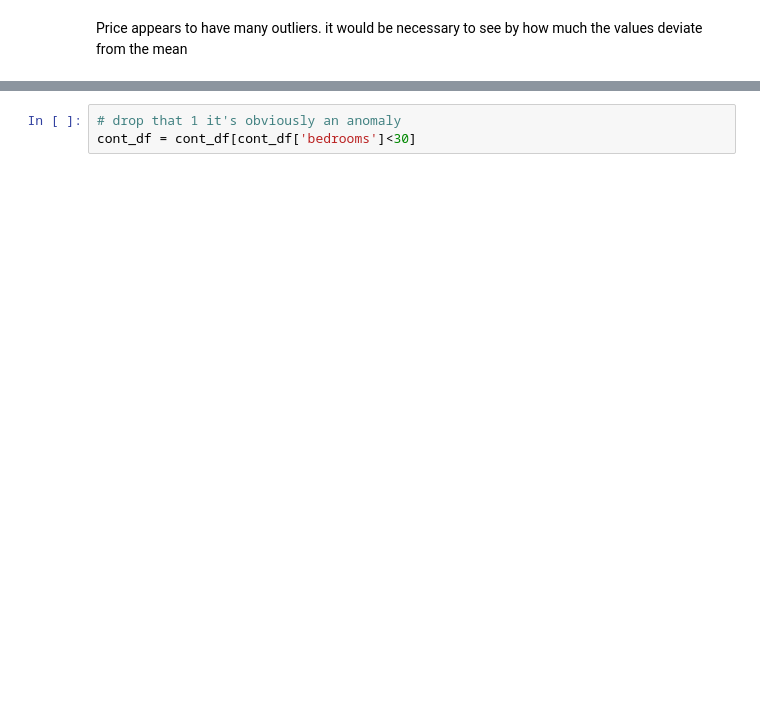
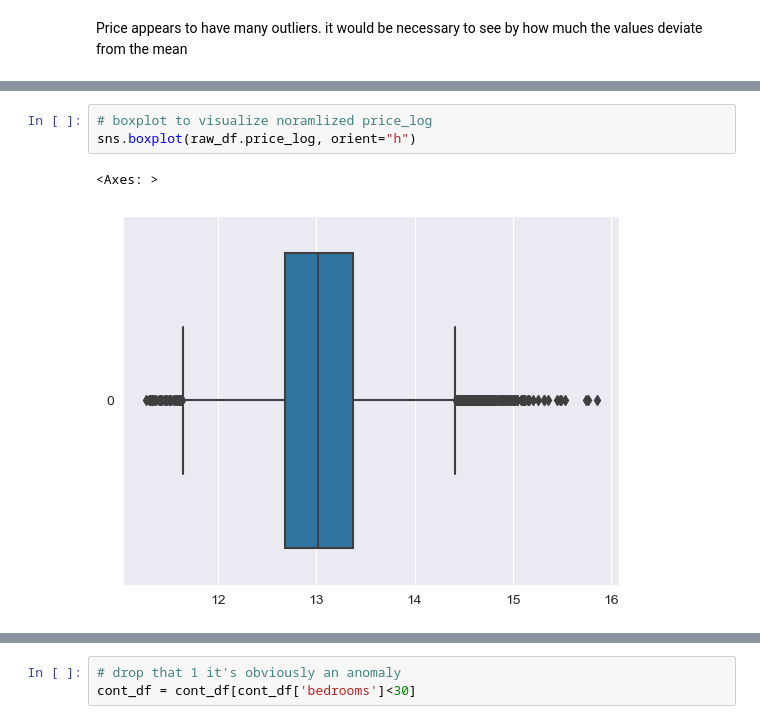
Before and after one commit to kafura0/House_Price_Prediction_KingCounty, a Jupyter notebook: student.ipynb, the cells around one changed output, grey strips where cells are left out. Cells and saved outputs as stored; diff of their text form; blank space fills up the shorter version.

```diff
--- a/student.ipynb
+++ b/student.ipynb
@@ -379,0 +372,6 @@ price_limits
+# %%
+# boxplot to visualize noramlized price_log
+sns.boxplot(raw_df.price_log, orient="h")
+# %% [output]
+<Axes: >
+[figure, added]
```
Also changed, not shown: parts of 63 cells of this notebook, 1 other file.
